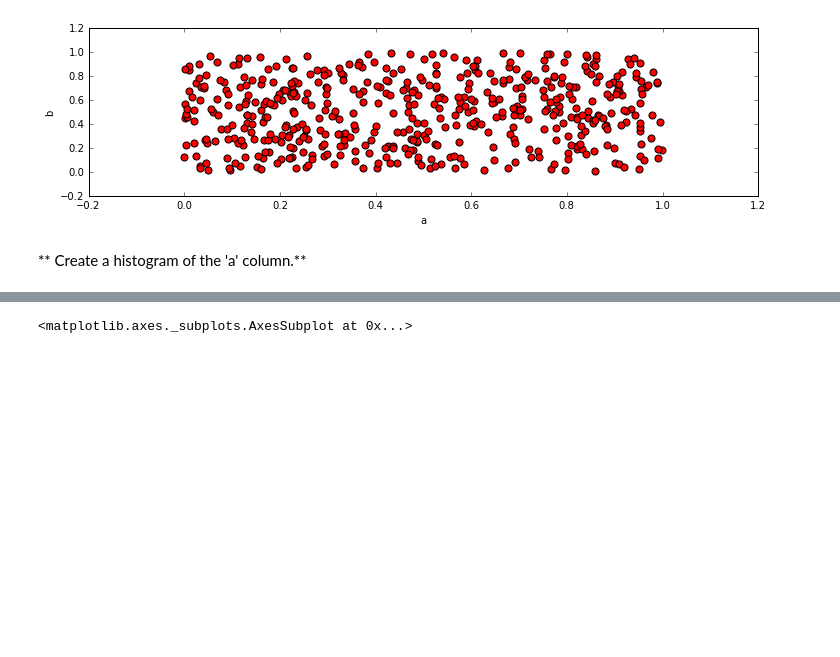
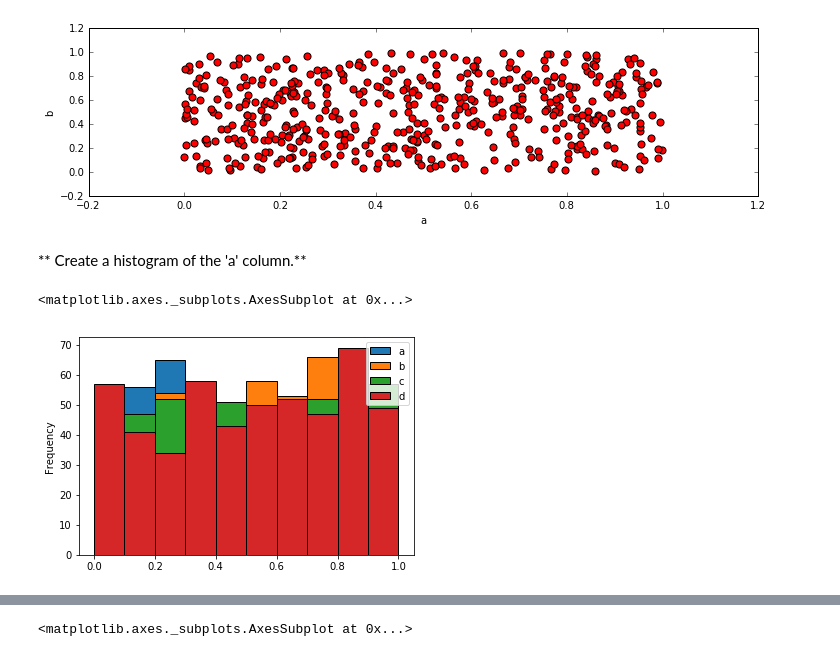
Before and after one commit to andyly25/Data-Science, a Jupyter notebook: d1_Py4DataSciAndMachineLearning/p06_PandasBuiltInDataViz/p06_2_pdvExercise.ipynb, the cells around one changed output, grey strips where cells are left out. Saved outputs shown, nothing was run; the diff lists cells and outputs as text; code cells hidden in the pictures; blank space fills up the shorter version.

```diff
--- a/d1_Py4DataSciAndMachineLearning/p06_PandasBuiltInDataViz/p06_2_pdvExercise.ipynb
+++ b/d1_Py4DataSciAndMachineLearning/p06_PandasBuiltInDataViz/p06_2_pdvExercise.ipynb
@@ -36,3 +46,9 @@ df3.head()
 [figure]
 # %% [markdown]
 ** Create a histogram of the 'a' column.**
+# %%
+# Woops this is wrong
+df3.plot.hist('a')
+# %% [output]
+<matplotlib.axes._subplots.AxesSubplot at 0x...>
+[figure, added]
```
Also changed, not shown: parts of 9 cells of this notebook.
